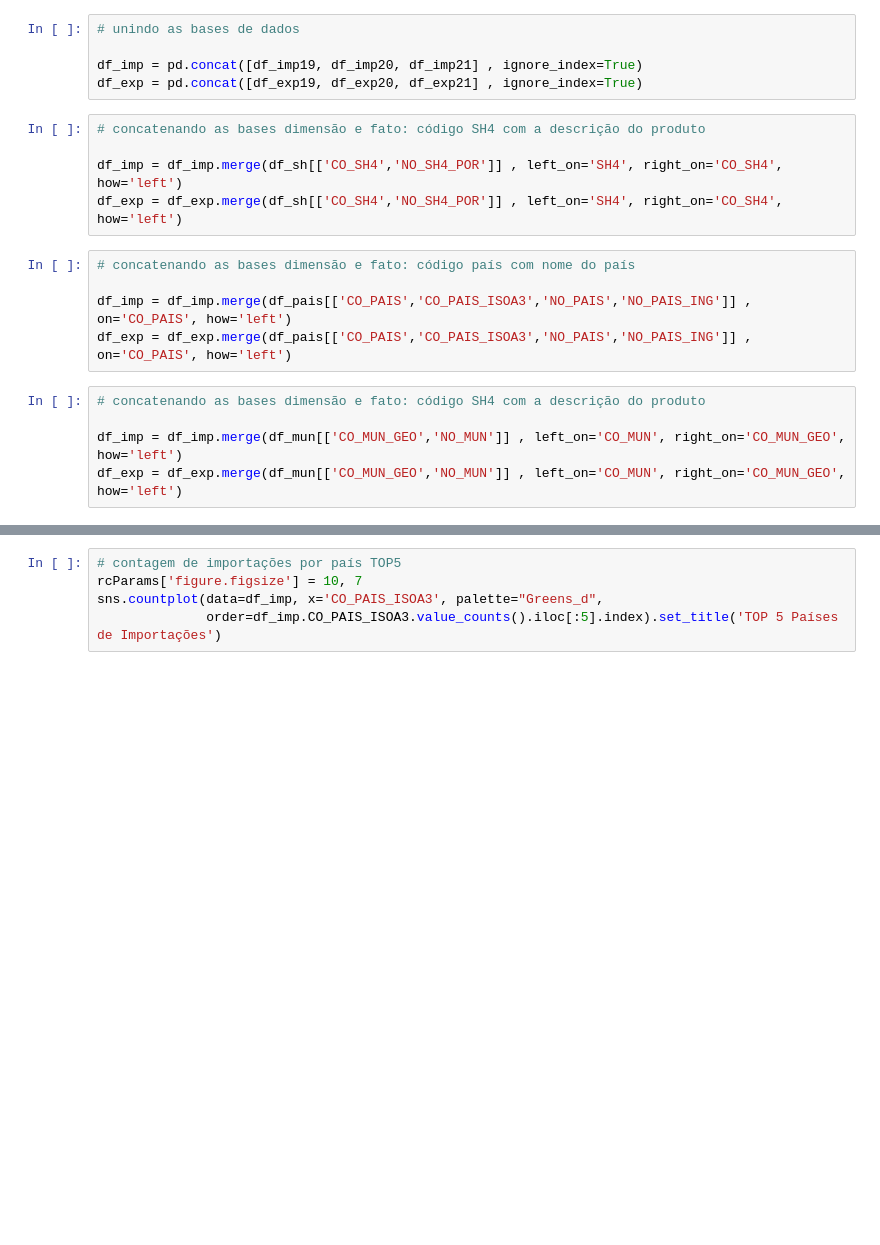
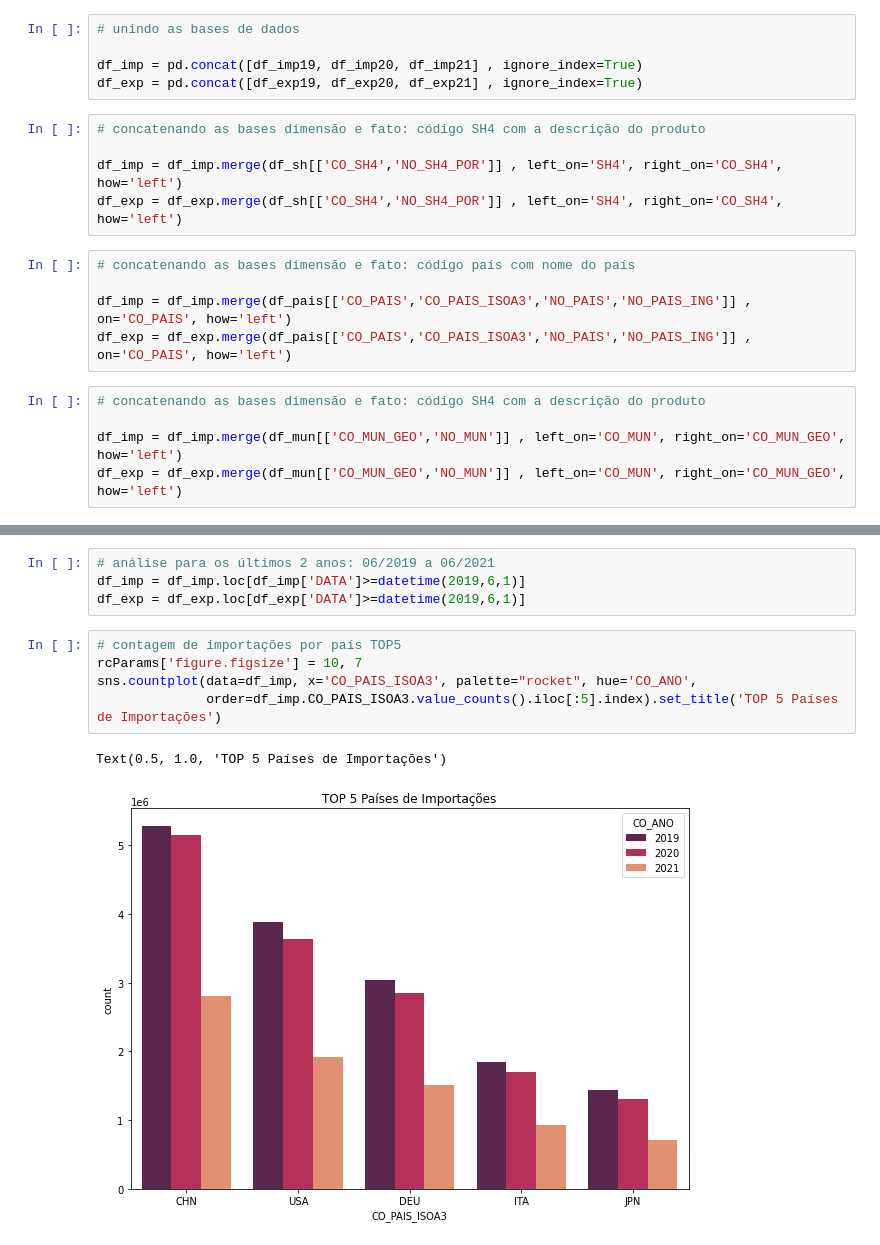
Before and after one commit to Gabrieleas10/case_FortBrasil, a Jupyter notebook: scripts/data_analysis.ipynb, the cells around one changed output, grey strips where cells are left out. Saved outputs shown, nothing was run; the diff lists cells and outputs as text; blank space fills up the shorter version.

```diff
--- a/scripts/data_analysis.ipynb
+++ b/scripts/data_analysis.ipynb
@@ -55,8 +62,15 @@ df_imp['DATA'] = df_imp['DATA'].apply(lambda x: datetime.strptime(x, '%Y-%m'))
+# %%
+# análise para os últimos 2 anos: 06/2019 a 06/2021
+df_imp = df_imp.loc[df_imp['DATA']>=datetime(2019,6,1)]
+df_exp = df_exp.loc[df_exp['DATA']>=datetime(2019,6,1)]
 # %%
 # contagem de importações por país TOP5
 rcParams['figure.figsize'] = 10, 7
-sns.countplot(data=df_imp, x='CO_PAIS_ISOA3', palette="Greens_d",
+sns.countplot(data=df_imp, x='CO_PAIS_ISOA3', palette="rocket", hue='CO_ANO',
               order=df_imp.CO_PAIS_ISOA3.value_counts().iloc[:5].index).set_title('TOP 5 Países de Importações')
+# %% [output]
+Text(0.5, 1.0, 'TOP 5 Países de Importações')
+[figure, added]
 # %%
 # contagem de exportações por país TOP5
 rcParams['figure.figsize'] = 10, 7
```
Also changed, not shown: parts of 7 cells of this notebook.
